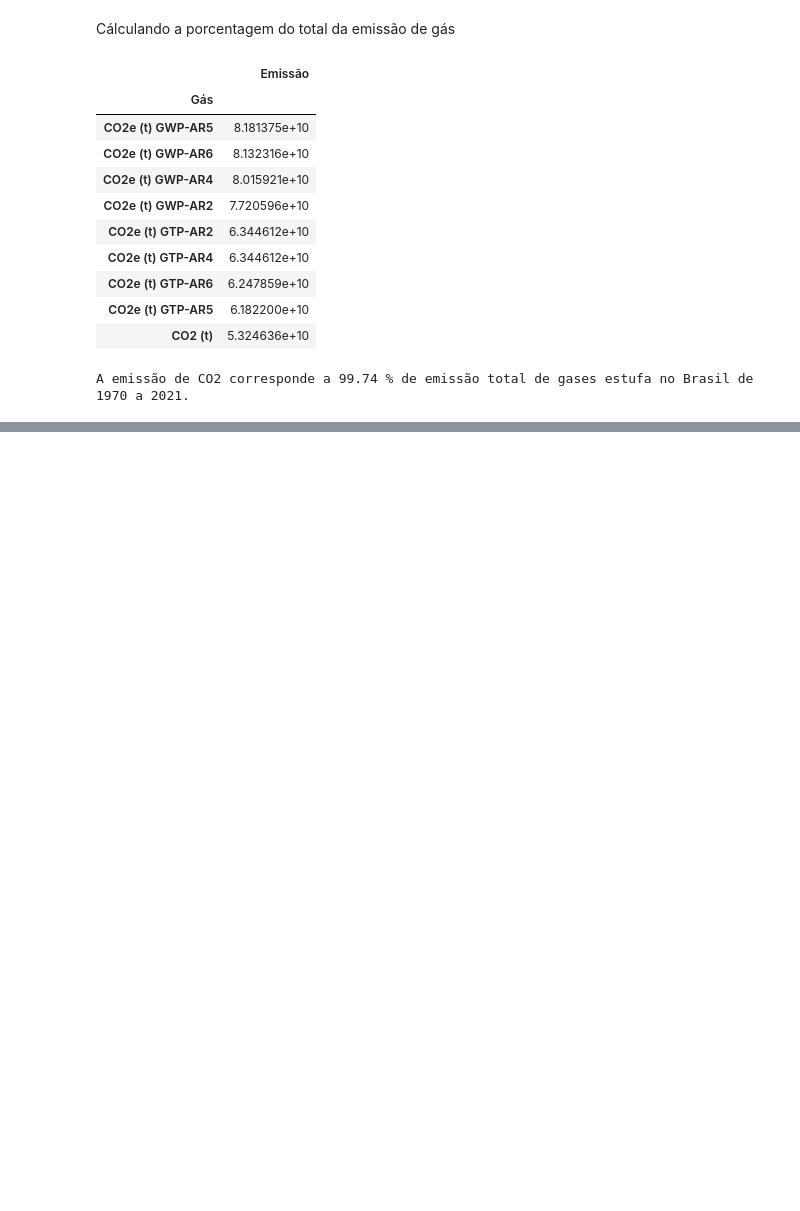
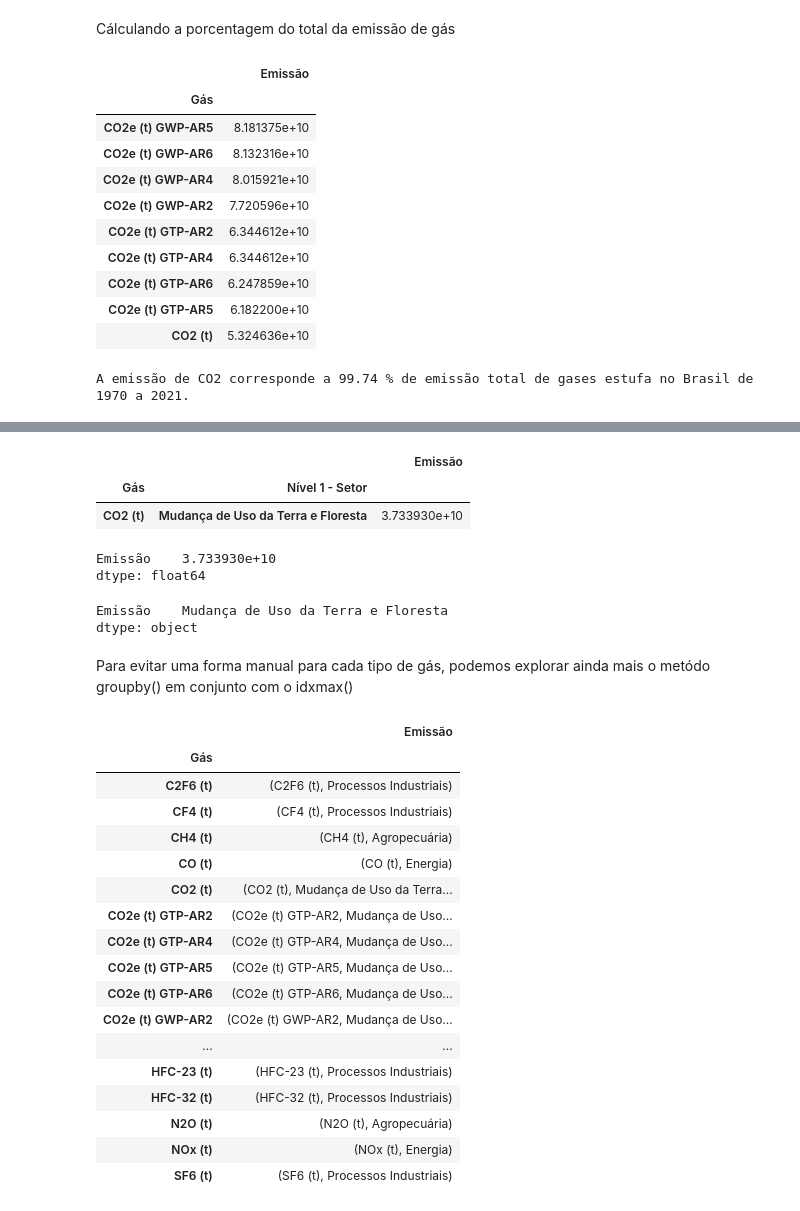
Before and after one commit to Francisco-Alfredo/data-science-statistics, a Jupyter notebook: Emissão_gases_estufa.ipynb, the cells around one changed output, grey strips where cells are left out. Drawn from its saved outputs; the diff is of its cells as text; code cells hidden in the pictures; blank space fills up the shorter version.

```diff
--- a/Emissão_gases_estufa.ipynb
+++ b/Emissão_gases_estufa.ipynb
@@ -355,0 +394,39 @@ A emissão de CO2 corresponde a 99.74 % de emissão total de gases estufa no Bra
+# %%
+gas_por_setor.xs(('CO2 (t)', 'Mudança de Uso da Terra e Floresta'), level = [0,1])
+# %% [output]
+|  |  | Emissão |
+| Gás | Nível 1 - Setor |  |
+| CO2 (t) | Mudança de Uso da Terra e Floresta | 3.733930e+10 |
+# %%
+gas_por_setor.xs('CO2 (t)', level = 0).max()
+# %% [output]
+Emissão    3.733930e+10
+dtype: float64
+# %%
+gas_por_setor.xs('CO2 (t)', level = 0).idxmax()
+# %% [output]
+Emissão    Mudança de Uso da Terra e Floresta
+dtype: object
+# %% [markdown]
+Para evitar uma forma manual para cada tipo de gás, podemos explorar ainda mais o metódo groupby() em conjunto com o idxmax()
+# %%
+gas_por_setor.groupby(level=0).idxmax()
+# %% [output]
+|  | Emissão |
+| Gás |  |
+| C2F6 (t) | (C2F6 (t), Processos Industriais) |
+| CF4 (t) | (CF4 (t), Processos Industriais) |
+| CH4 (t) | (CH4 (t), Agropecuária) |
+| CO (t) | (CO (t), Energia) |
+| CO2 (t) | (CO2 (t), Mudança de Uso da Terra... |
+| CO2e (t) GTP-AR2 | (CO2e (t) GTP-AR2, Mudança de Uso... |
+| CO2e (t) GTP-AR4 | (CO2e (t) GTP-AR4, Mudança de Uso... |
+| CO2e (t) GTP-AR5 | (CO2e (t) GTP-AR5, Mudança de Uso... |
+| CO2e (t) GTP-AR6 | (CO2e (t) GTP-AR6, Mudança de Uso... |
+| CO2e (t) GWP-AR2 | (CO2e (t) GWP-AR2, Mudança de Uso... |
+| ... | ... |
+| HFC-23 (t) | (HFC-23 (t), Processos Industriais) |
+| HFC-32 (t) | (HFC-32 (t), Processos Industriais) |
+| N2O (t) | (N2O (t), Agropecuária) |
+| NOx (t) | (NOx (t), Energia) |
+| SF6 (t) | (SF6 (t), Processos Industriais) |
```
Also changed, not shown: parts of 11 cells of this notebook.
